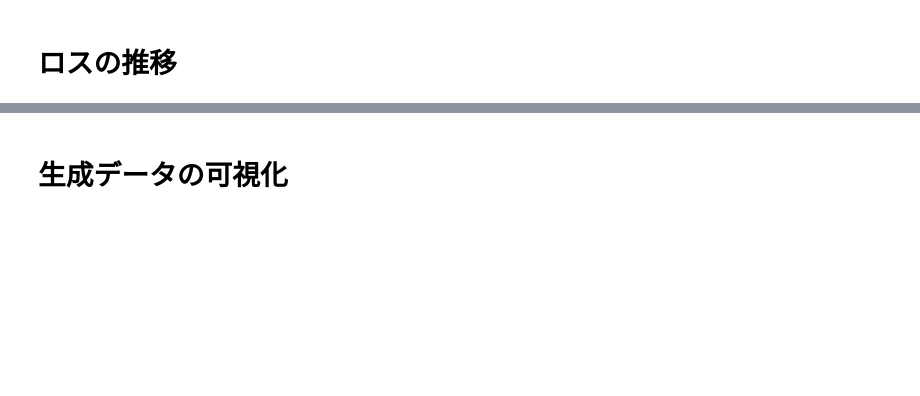
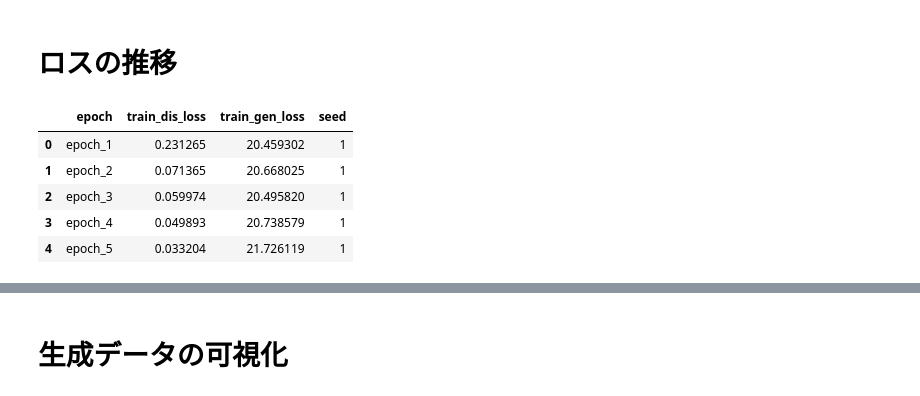
Before and after one commit to haru-256/pix2pix.pytorch, a Jupyter notebook: visualize_genData_Loss.ipynb, the cells around one changed output, grey strips where cells are left out. Saved outputs shown, nothing was run; the diff lists cells and outputs as text; code cells hidden in the pictures; blank space fills up the shorter version.

Commit message:
hoge

```diff
--- a/visualize_genData_Loss.ipynb
+++ b/visualize_genData_Loss.ipynb
@@ -17,12 +21,14 @@ seed=1
 data_name='edges2shoes'
 # %%
-result_path = pathlib.Path('/Users/yohei/MyDrive/tlab/pix2pix.pytorch/{0}/'
-                           'result_{1}/result_{1}_{2}'.format(
-                               data_name, number, seed))
+result_path = [
+    pathlib.Path('/Users/yohei/MyDrive/tlab/pix2pix.pytorch/{0}/'
+                 'result_{1}/result_{1}_{2}'.format(data_name, number, seed))
+    for seed in seeds
+]
 data_path = pathlib.Path(
     '/Users/yohei/MyDrive/tlab/pix2pix.pytorch/{0}/'.format(data_name))
-model_path = result_path / 'model'
-log_path = result_path / 'log.json'
-arg_path = result_path / 'args.txt'
+model_path = [i / 'model' for i in result_path]
+log_path = [i / 'log.json' for i in result_path]
+arg_path = [i / 'args.txt' for i in result_path]
 train_data_path = data_path / 'train_data'
 val_data_path = data_path / 'validation_data'
@@ -31,2 +35,22 @@ log = json.load(open(log_path))
 # %% [markdown]
 # ロスの推移
+# %%
+df = pd.read_json(log_path[0]).T
+df = df.reset_index()
+df.columns = ['epoch', 'train_dis_loss', 'train_gen_loss']
+df['seed'] = np.full(len(df), fill_value=seeds[0])
+for path, seed in zip(log_path[1:], seeds[1:]):
+    hoge = pd.read_json(path).T
+    hoge = hoge.reset_index()
+    hoge.columns = ['epoch', 'train_dis_loss', 'train_gen_loss']
+    hoge['seed'] = np.full(len(hoge), fill_value=seed)
+    df = pd.concat([df, hoge], axis=0)
+df_pre = df.set_index(['epoch', 'seed'])
+df_pre.head()
+# %% [output]
+|  | epoch | train_dis_loss | train_gen_loss | seed |
+| 0 | epoch_1 | 0.231265 | 20.459302 | 1 |
+| 1 | epoch_2 | 0.071365 | 20.668025 | 1 |
+| 2 | epoch_3 | 0.059974 | 20.495820 | 1 |
+| 3 | epoch_4 | 0.049893 | 20.738579 | 1 |
+| 4 | epoch_5 | 0.033204 | 21.726119 | 1 |
```
Also changed, not shown: parts of 18 cells of this notebook, 2 other files.
